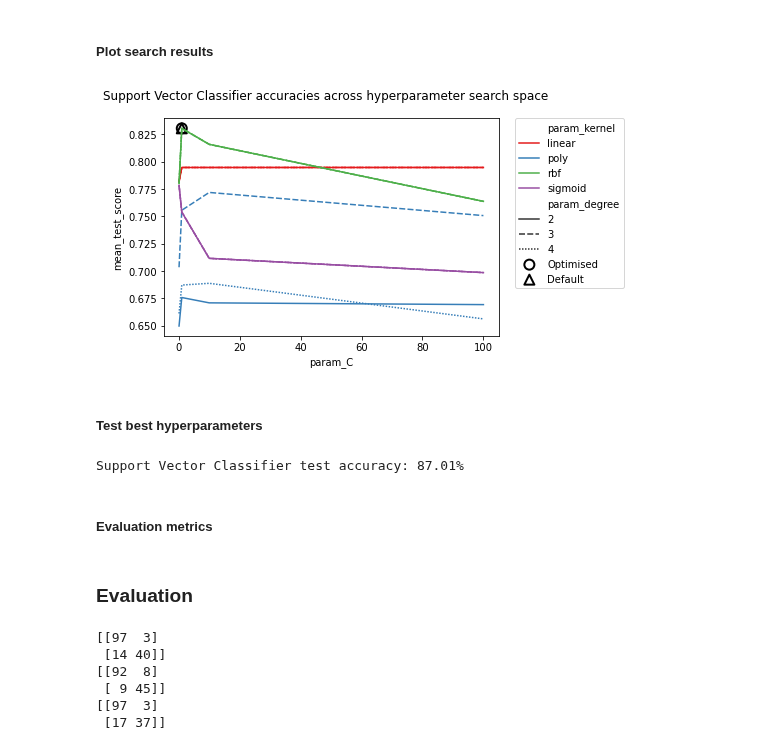
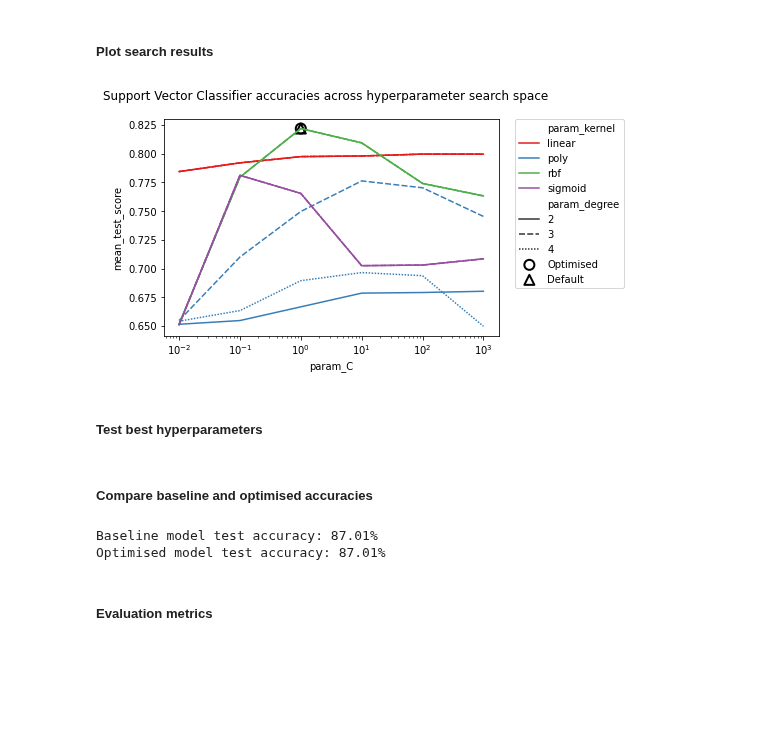
Before and after one commit to StephenTGibson/COMP527-colabNotebooks, a Jupyter notebook: COMP534-AppliedArtificialIntelligence/COMP534-CA1.ipynb, the cells around one changed output. Saved outputs shown, nothing was run; the diff lists cells and outputs as text; code cells hidden in the pictures; blank space fills up the shorter version.

```diff
--- a/COMP534-AppliedArtificialIntelligence/COMP534-CA1.ipynb
+++ b/COMP534-AppliedArtificialIntelligence/COMP534-CA1.ipynb
@@ -101,7 +101,7 @@ def hyperparameterTuner(algorithm, searchSpace, X_train, y_train):
     # Initialise cross validator
     # Repeated to account for variance across samples
     # Stratified to ensure constant proportion of each classes in each fold
-    crossValidator = RepeatedStratifiedKFold(n_splits=3, random_state=1, n_repeats=1) # update this before final
+    crossValidator = RepeatedStratifiedKFold(n_splits=5, random_state=1, n_repeats=3)
     # Initialise search
     # Grid search to perform exhaustive search of all hyperparameter combinations in searchSpace
     hyperparameterSearch = GridSearchCV(algorithm, searchSpace, scoring='accuracy', n_jobs=-1, cv=crossValidator)
@@ -442,7 +443,7 @@ Support Vector Classifier test accuracy: 87.01%
 # Define SVC hyperparameter search space
 # Default values for parameters are shown in comments
 searchSpace = {
-    'C': np.logspace(-1, 2, num=4), # 'C': 1.0,
+    'C': np.logspace(-2, 3, num=6), # 'C': 1.0,
 #     'break_ties': False,
 #     'cache_size': 200,
 #     'class_weight': None,
@@ -492,37 +493,37 @@ sns.lineplot(
     ax=ax,
 )
 
 # Add point to highlight best accuracy achieved
 ax.scatter(optimumParameters['C'], results[results['params'] == optimumParameters]['mean_test_score'],
            facecolors='none',
            edgecolors='k',
            linewidth=2,
            s=100,
            label='Optimised',
            marker='o'
           )
 
 # Add point to show accuracy achieved using default hyperparameters
 ax.scatter(defaultParameters['C'], results[results['params'] == defaultParameters]['mean_test_score'],
            facecolors='none',
            edgecolors='k',
            linewidth=2,
            s=100,
            label='Default',
            marker='^'
           )
 
+# Set logarithmic x axis
+ax.set_xscale('log')
 # Move legend outside figure
 ax.legend(bbox_to_anchor=(1.05, 1), loc=2, borderaxespad=0.)
-# Fix x axis markers to whole numbers
-ax.xaxis.get_major_locator().set_params(integer=True)
 # Add title
 fig.suptitle('Support Vector Classifier accuracies across hyperparameter search space', fontsize=12)
 
-#fig.savefig('SVC_hyperparameterSearchResults', bbox_inches='tight')
+fig.savefig('SVC_hyperparameterSearchResults', bbox_inches='tight')
 plt.show()
 # %% [output]
-[figure, old version]
+[figure, new version]
 # %% [markdown]
 ##### Test best hyperparameters
 # %%
@@ -536,9 +537,14 @@ svcBestModel = SVC(
 svcBestModel.fit(X_train, y_train)
 # Test model
 svcBestPredictions = svcBestModel.predict(X_test)
-print(f'Support Vector Classifier test accuracy: {100*((svcBestPredictions==y_test).sum()/y_test.shape[0]):.2f}%')
-# %% [output]
-Support Vector Classifier test accuracy: 87.01%
+# %% [markdown]
+##### Compare baseline and optimised accuracies
+# %%
+print(f'Baseline model test accuracy: {100*((svcBaselinePredictions==y_test).sum()/y_test.shape[0]):.2f}%')
+print(f'Optimised model test accuracy: {100*((svcBestPredictions==y_test).sum()/y_test.shape[0]):.2f}%')
+# %% [output]
+Baseline model test accuracy: 87.01%
+Optimised model test accuracy: 87.01%
 # %% [markdown]
 ##### Evaluation metrics
 # %%
@@ -546,18 +552,3 @@ Support Vector Classifier test accuracy: 87.01%
 confusionMatrixSVC = confusion_matrix(y_test, svcBestPredictions)
 # Store evaluation metrics in dataframe
 evaluationDf = evaluationDf.append(getEvaluationMetrics(confusionMatrixSVC, 'Support Vector Classifier'), ignore_index=True)
-# %% [markdown]
-### Evaluation
-# %%
-print(confusionMatrixKNN)
-
-print(confusionMatrixRF)
-
-print(confusionMatrixSVC)
-# %% [output]
-[[97  3]
- [14 40]]
-[[92  8]
- [ 9 45]]
-[[97  3]
- [17 37]]
```
Also changed, not shown: parts of 20 cells of this notebook.
